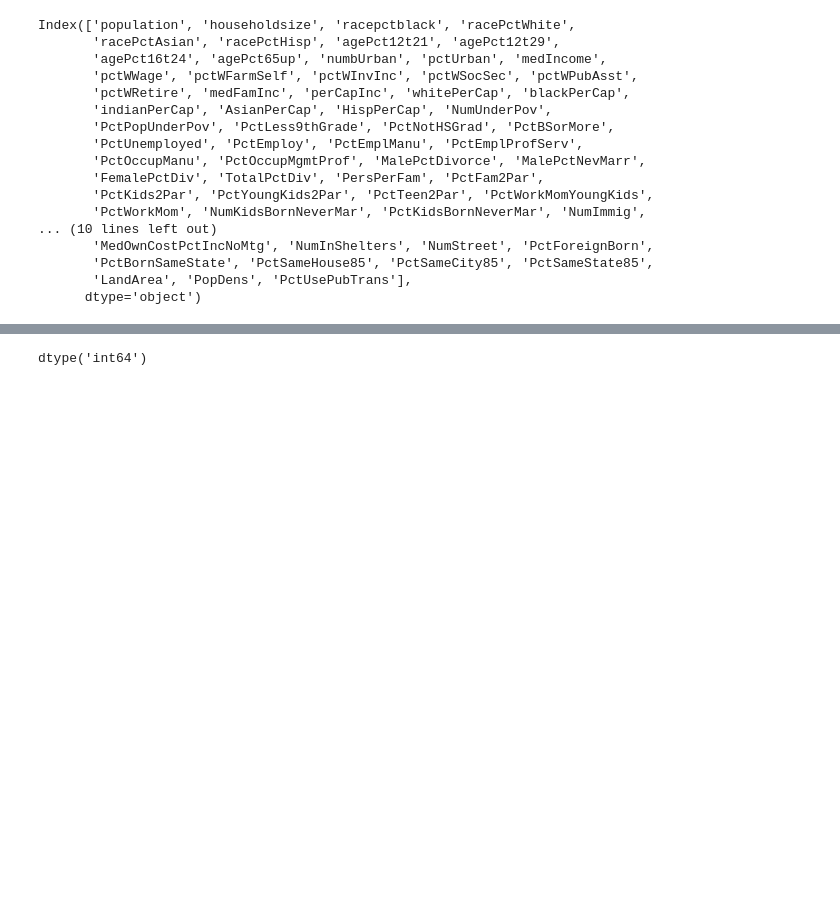
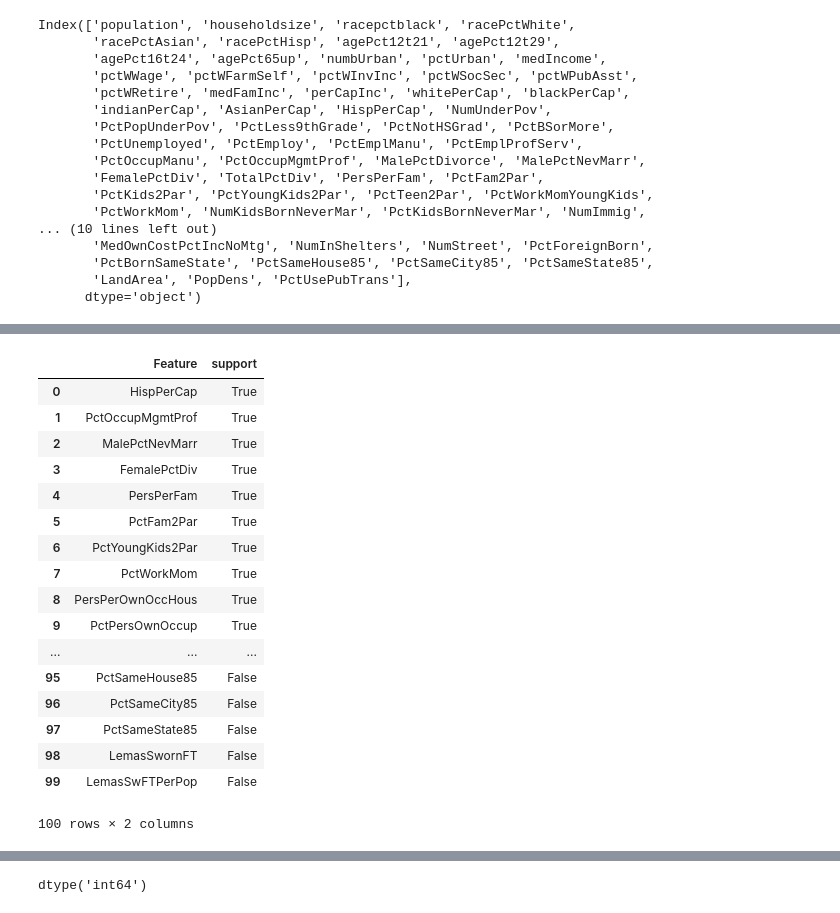
Before and after one commit to llcheng01/unit-4_final_project, a Jupyter notebook: data_exploration.ipynb, the cells around one changed output, grey strips where cells are left out. Cells and saved outputs as stored; diff of their text form; code cells hidden in the pictures; blank space fills up the shorter version.

```diff
--- a/data_exploration.ipynb
+++ b/data_exploration.ipynb
@@ -183,0 +363,6 @@ clean.head()
+# %%
+# Instantiate a SelectFromModel object with an estimator (any model with coefs_ or feature_importances_) and
+sfm = SelectFromModel(RandomForestRegressor(n_estimators=100, random_state=42))
+
+# Fit your X and y
+sfm.fit(X, y)
@@ -183,0 +392,24 @@ clean.head()
+# %%
+# To observe scores, zip column names and scores, then sort them in descending order.
+feat_list_sfm = list(zip(data[:100].columns,sfm.get_support()))
+feat_list_sfm.sort(key=lambda x: x[1], reverse=True)
+pd.DataFrame(feat_list_sfm, columns=['Feature','support'])
+# %% [output]
+|  | Feature | support |
+| 0 | HispPerCap | True |
+| 1 | PctOccupMgmtProf | True |
+| 2 | MalePctNevMarr | True |
+| 3 | FemalePctDiv | True |
+| 4 | PersPerFam | True |
+| 5 | PctFam2Par | True |
+| 6 | PctYoungKids2Par | True |
+| 7 | PctWorkMom | True |
+| 8 | PersPerOwnOccHous | True |
+| 9 | PctPersOwnOccup | True |
+| ... | ... | ... |
+| 95 | PctSameHouse85 | False |
+| 96 | PctSameCity85 | False |
+| 97 | PctSameState85 | False |
+| 98 | LemasSwornFT | False |
+| 99 | LemasSwFTPerPop | False |
+100 rows × 2 columns
```
Also changed, not shown: parts of 49 cells of this notebook, 1 other file.
